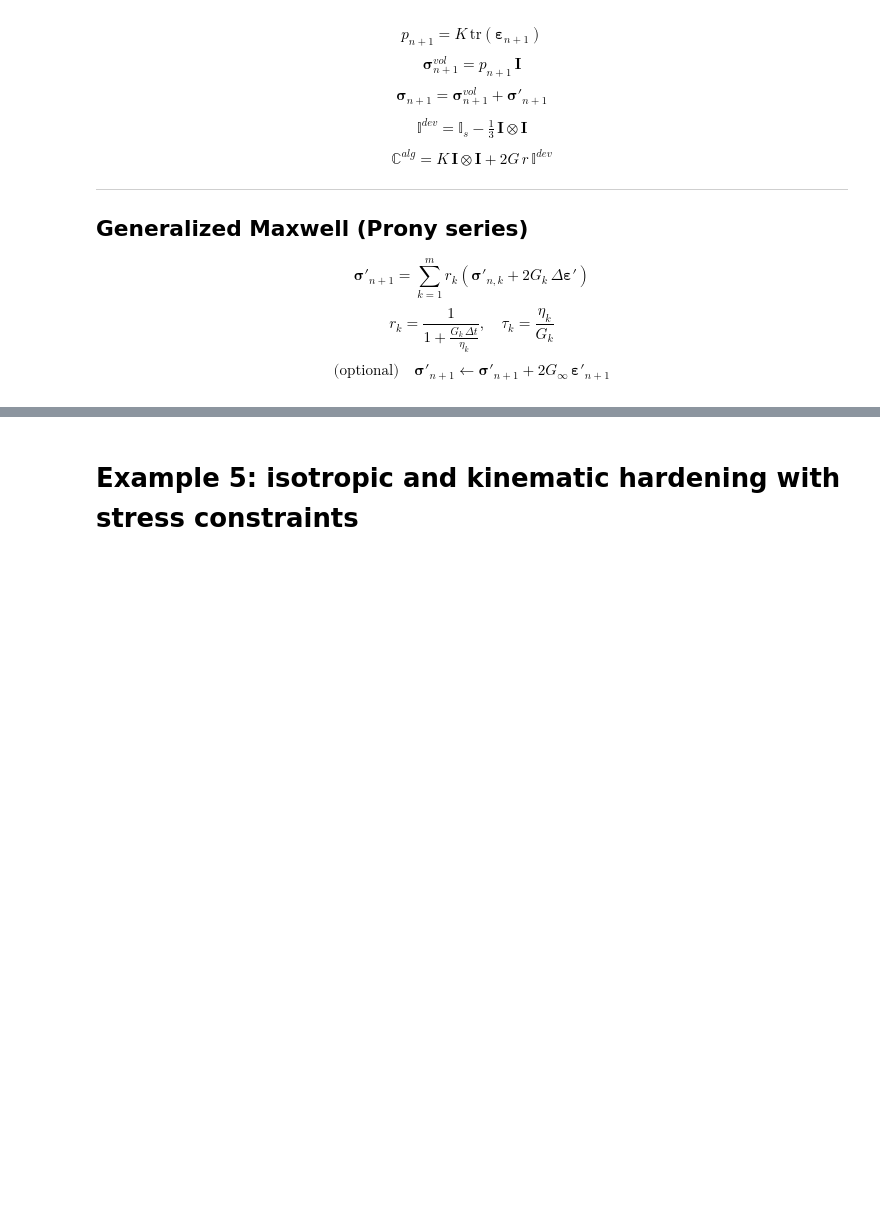
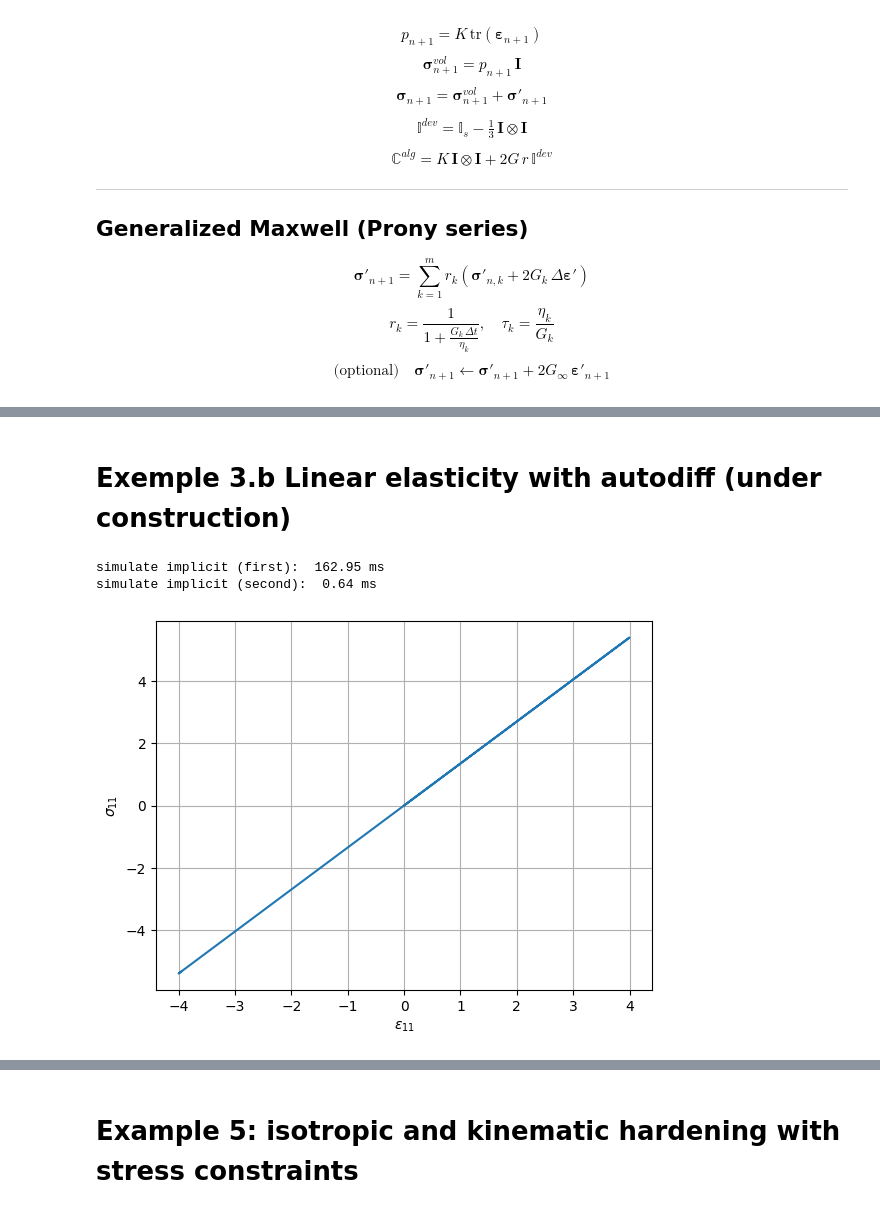
Before and after one commit to kerfriden/jax_constitutive_law, a Jupyter notebook: jax_cl_3.ipynb, the cells around one changed output, grey strips where cells are left out. Drawn from its saved outputs; the diff is of its cells as text; code cells hidden in the pictures; blank space fills up the shorter version.

```diff
--- a/jax_cl_3.ipynb
+++ b/jax_cl_3.ipynb
@@ -992 +1138,61 @@ simulate implicit (second):  3.28 ms
 [figure]
+# %% [markdown]
+# Exemple 3.b Linear elasticity with autodiff (under construction)
+# %%
+# ----------------- constitutive update (pure function) -----------------
+def constitutive_update_fn(state_old, step_load, params):
+
+    C = C_iso_voigt(params["E"], params["nu"])
+    eps      = step_load["epsilon"]
+
+    sigma = C @ eps
+
+    new_state = {}
+    fields = {"sigma": sigma}
+    logs = {}
+    return new_state, fields, logs
+# %%
+# ----------------- example usage -----------------
+
+# material params
+params = {
+    "E": 1.0,
+    "nu": 0.3,
+}
+
+# strain history
+n_ts = 1000
+ts = jnp.linspace(0., 1., n_ts)
+
+# strain history (Voigt)
+eps_xx = 4.0 * jnp.sin(ts * 30.0)
+eps_xx = 4.0 * jnp.sin( ts * 30.0)
+epsilon_ts = (jnp.zeros((len(ts), 6)).at[:, 0].set(eps_xx))
+
+load = { "epsilon": epsilon_ts }
+
+# initial state
+internal_state0 = {}
+
+# run
+t0 = time.time()
+state_T, saved = simulate(constitutive_update_fn,internal_state0, load, params)
+jax.block_until_ready(saved)
+print("simulate implicit (first):  %.2f ms" % ((time.time()-t0)*1e3))
+
+# run
+t0 = time.time()
+state_T, saved = simulate(constitutive_update_fn,internal_state0, load, params)
+jax.block_until_ready(saved)
+print("simulate implicit (second):  %.2f ms" % ((time.time()-t0)*1e3))
+
+eps11 = jnp.array(load["epsilon"][:,0])
+plt.plot(eps11,saved["fields"]["sigma"][:,0])
+plt.grid()
+plt.xlabel(r"$\epsilon_{11}$")
+plt.ylabel(r"$\sigma_{11}$")
+plt.show()
+# %% [output]
+simulate implicit (first):  162.95 ms
+simulate implicit (second):  0.64 ms
+[figure, added]
```
Also changed, not shown: parts of 17 cells of this notebook.
